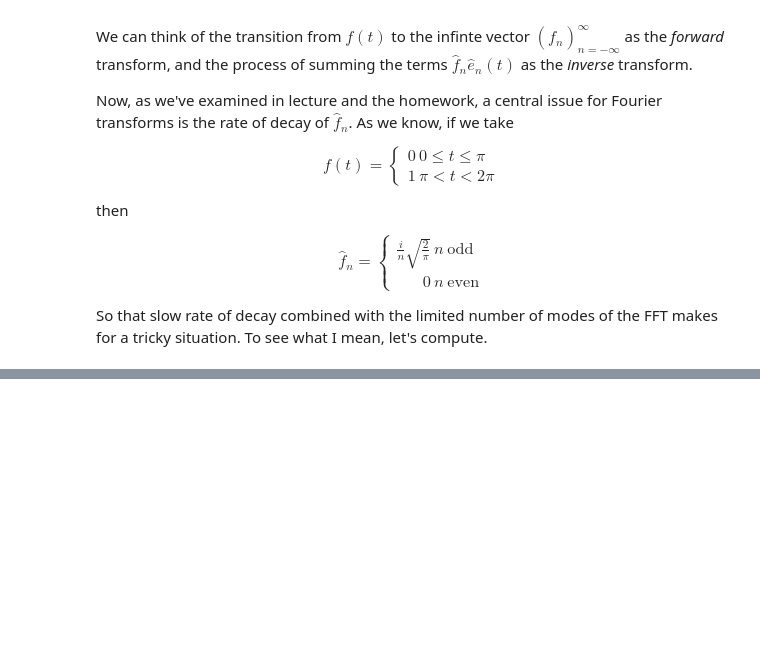
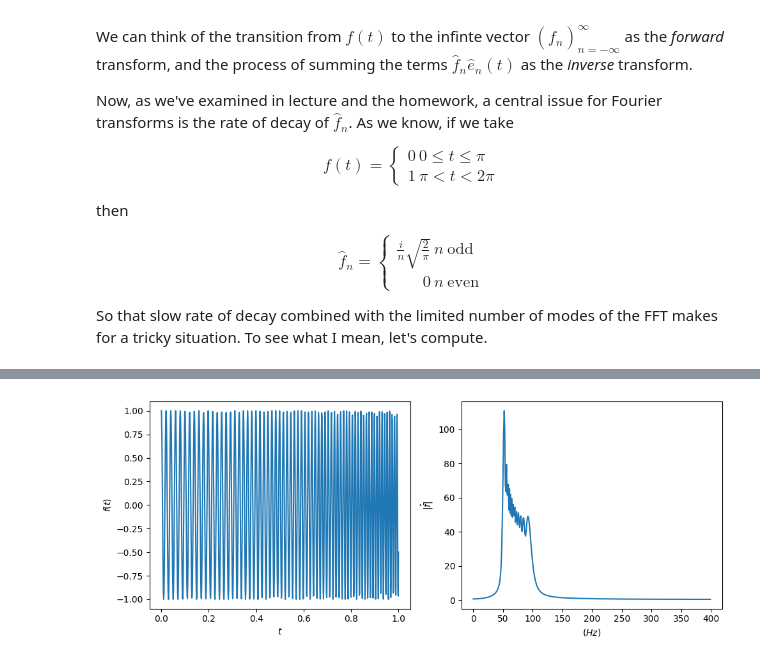
Before and after one commit to cwcurtis/MATH-596-Mathematical-Data-Science, a Jupyter notebook: Lecture_Notes/FFT_Notes.ipynb, the cells around one changed output, grey strips where cells are left out. Drawn from its saved outputs; the diff is of its cells as text; code cells hidden in the pictures; blank space fills up the shorter version.

```diff
--- a/Lecture_Notes/FFT_Notes.ipynb
+++ b/Lecture_Notes/FFT_Notes.ipynb
@@ -174,0 +276,22 @@ plt.plot(interp_step)
+# %%
+tpi = 2.*np.pi
+chirp = lambda t, om0, om1: np.cos(tpi*t*(om0 + (om1-om0)*t**2./(3.*tw**2.)))
+f0 = 50 # 50 Hz,
+f1 = 2.*f0 # 100 Hz
+Npts = int(8*f1) # sample at twice the highest frequency
+tw = 1. # this is understood to be 1 second of time
+tvals = np.linspace(0., tw, Npts + 1)
+chirpvals = chirp(tvals, f0, f1)
+fftchirp = np.abs(fft(chirpvals))
+
+fig, axes = plt.subplots(1, 2, figsize=(10, 4))
+ax = axes.ravel()
+ax[0].plot(tvals, chirpvals)
+ax[0].set_xlabel(r"$t$")
+ax[0].set_ylabel(r"$f(t)$")
+ax[1].plot(fftchirp[:int(fftchirp.size/2)])
+ax[1].set_xlabel(r"$(Hz)$")
+ax[1].set_ylabel(r"$|\hat{f}|$")
+plt.tight_layout()
+# %% [output]
+[figure, added]
```
Also changed, not shown: parts of 16 cells of this notebook, 2 other files.
